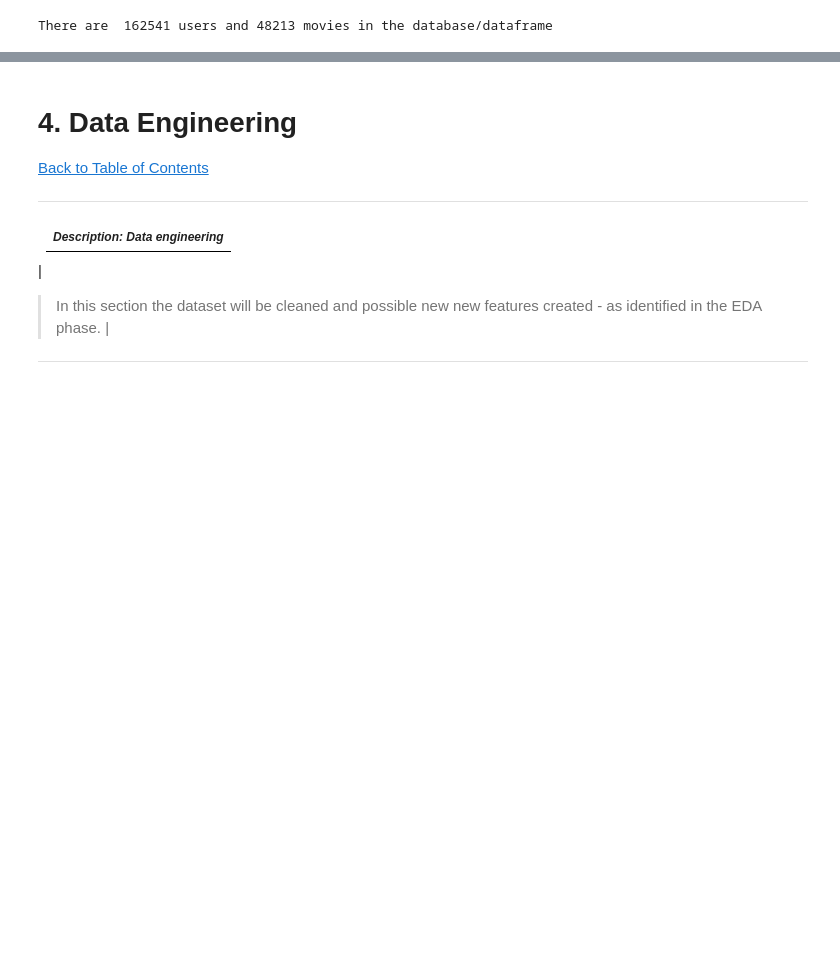
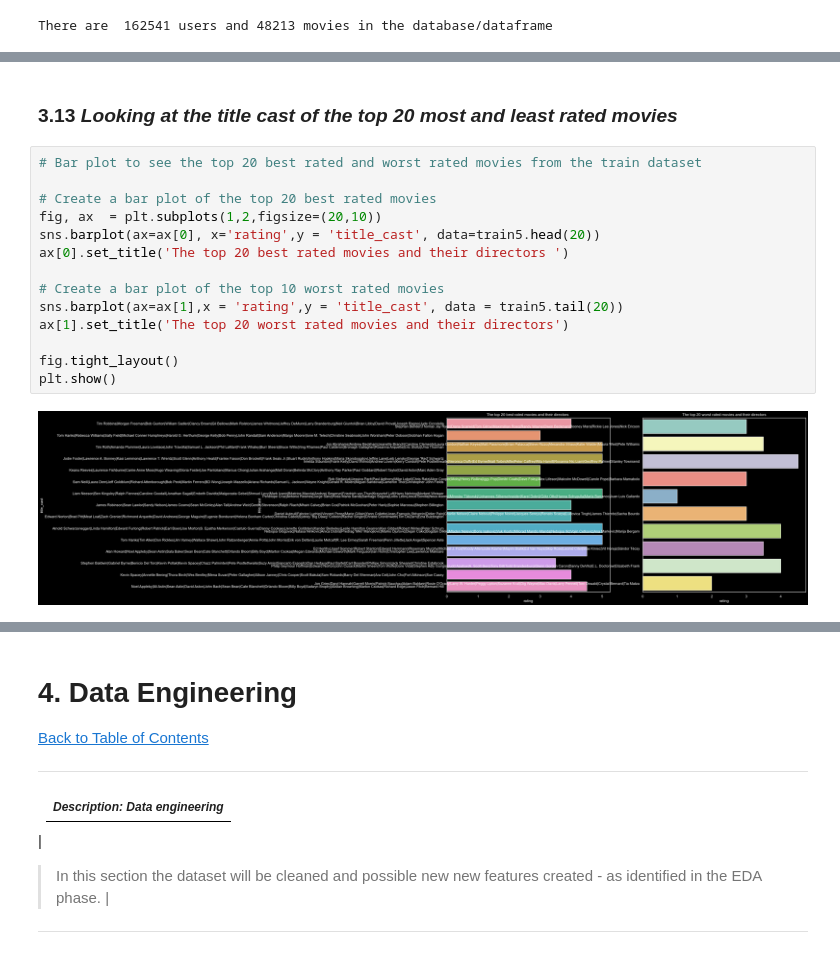
Before and after one commit to CaitMc/Team_ES2_Unsupervised_Predict, a Jupyter notebook: Team ES2 Unsupervised Predict.ipynb, the cells around one changed output, grey strips where cells are left out. Drawn from its saved outputs; the diff is of its cells as text; blank space fills up the shorter version.

```diff
--- a/Team ES2 Unsupervised Predict.ipynb
+++ b/Team ES2 Unsupervised Predict.ipynb
@@ -696,0 +874,18 @@ ValueError: Could not interpret value `avg_rating` for parameter `x`
+# %% [markdown]
+### <a id="three.thirteen"></a> 3.13 *Looking at the title cast of the top 20 most and least rated movies*
+# %%
+# Bar plot to see the top 20 best rated and worst rated movies from the train dataset
+
+# Create a bar plot of the top 20 best rated movies
+fig, ax  = plt.subplots(1,2,figsize=(20,10))
+sns.barplot(ax=ax[0], x='rating',y = 'title_cast', data=train5.head(20))
+ax[0].set_title('The top 20 best rated movies and their directors ')
+
+# Create a bar plot of the top 10 worst rated movies
+sns.barplot(ax=ax[1],x = 'rating',y = 'title_cast', data = train5.tail(20))
+ax[1].set_title('The top 20 worst rated movies and their directors')
+
+fig.tight_layout()
+plt.show()
+# %% [output]
+[figure, added]
```
Also changed, not shown: parts of 45 cells of this notebook.
